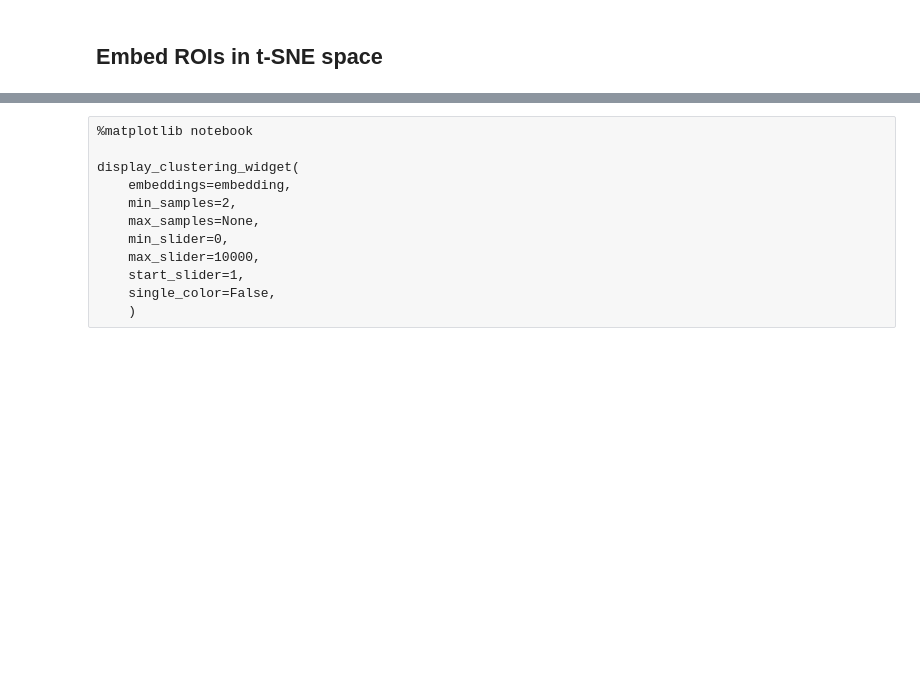
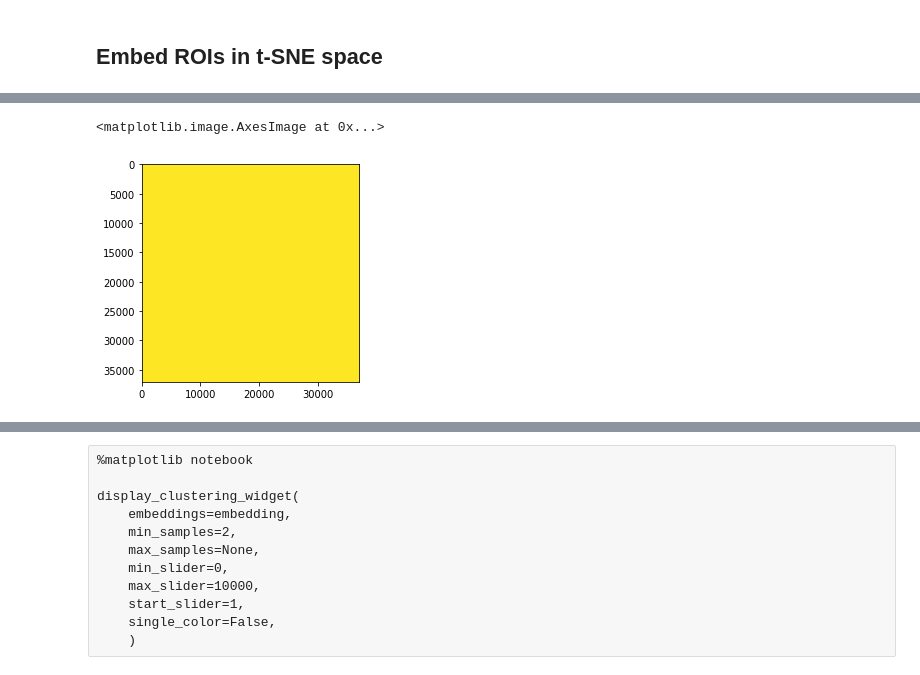
Before and after one commit to RichieHakim/Big_Ugly_ROI_Tracker, a Jupyter notebook: Multisession_ROI_registration_richClust.ipynb, the cells around one changed output, grey strips where cells are left out. Drawn from its saved outputs; the diff is of its cells as text; code cells hidden in the pictures; blank space fills up the shorter version.

```diff
--- a/Multisession_ROI_registration_richClust.ipynb
+++ b/Multisession_ROI_registration_richClust.ipynb
@@ -397,6 +371,6 @@ sfs.shape
 # %%
 distances_IOU = sklearn.neighbors.NearestNeighbors(
-        algorithm='brute',
+        algorithm=params['params_dIOU']['algorithm'],
         leaf_size=30,
         metric='manhattan',
         p=1,
@@ -404,7 +378,7 @@ distances_IOU = sklearn.neighbors.NearestNeighbors(
         n_jobs=-1
     ).fit(sfs).kneighbors_graph(
         sfs,
-        n_neighbors=sfs.shape[0],
+        n_neighbors=params['params_dIOU']['n_neighbors'] if params['params_dIOU']['n_neighbors'] != 'full' else sfs.shape[0],
         mode='distance'
     )
 # %%
@@ -466,2 +410,0 @@ plt.scatter(embedding[:,0], embedding[:,1])
-# %%
-d_conj[np.isinf(d_conj).type(torch.bool)] = 0
@@ -472,10 +411,24 @@ d_conj = scipy.sparse.csr_matrix(d_conj.numpy())
+# %%
+# d_conj[np.isinf(d_conj).type(torch.bool)] = 0  ## convert inf to 0 so they sparsen out
+d_conj[np.isinf(d_conj).type(torch.bool)] = 10000  ## convert inf to 0 so they sparsen out
+
+d_conj = torch.maximum( d_conj, d_conj.T )  ## force symmetry
+d_conj[np.arange(d_conj.shape[0]), np.arange(d_conj.shape[0])] = 0
+
+d_conj = scipy.sparse.csr_matrix(d_conj.numpy())  ## sparsen
 # %%
-# d = d_conj.todense()
-d = distances_IOU.todense()
+d = d_conj.todense()
+# d = distances_IOU.todense()
 
 link_methods = ['single', 'complete', 'ward', 'average']
 # link_methods = ['average']
 links = {method : scipy.cluster.hierarchy.linkage(scipy.spatial.distance.squareform(d), method=method) for method in tqdm(link_methods)}
+# %%
+plt.figure()
+plt.imshow(d, vmax=1)
+# %% [output]
+<matplotlib.image.AxesImage at 0x...>
+[figure, added]
 # %%
 def display_clustering_widget(
     embeddings,
```
Also changed, not shown: parts of 89 cells of this notebook, 7 other files.
